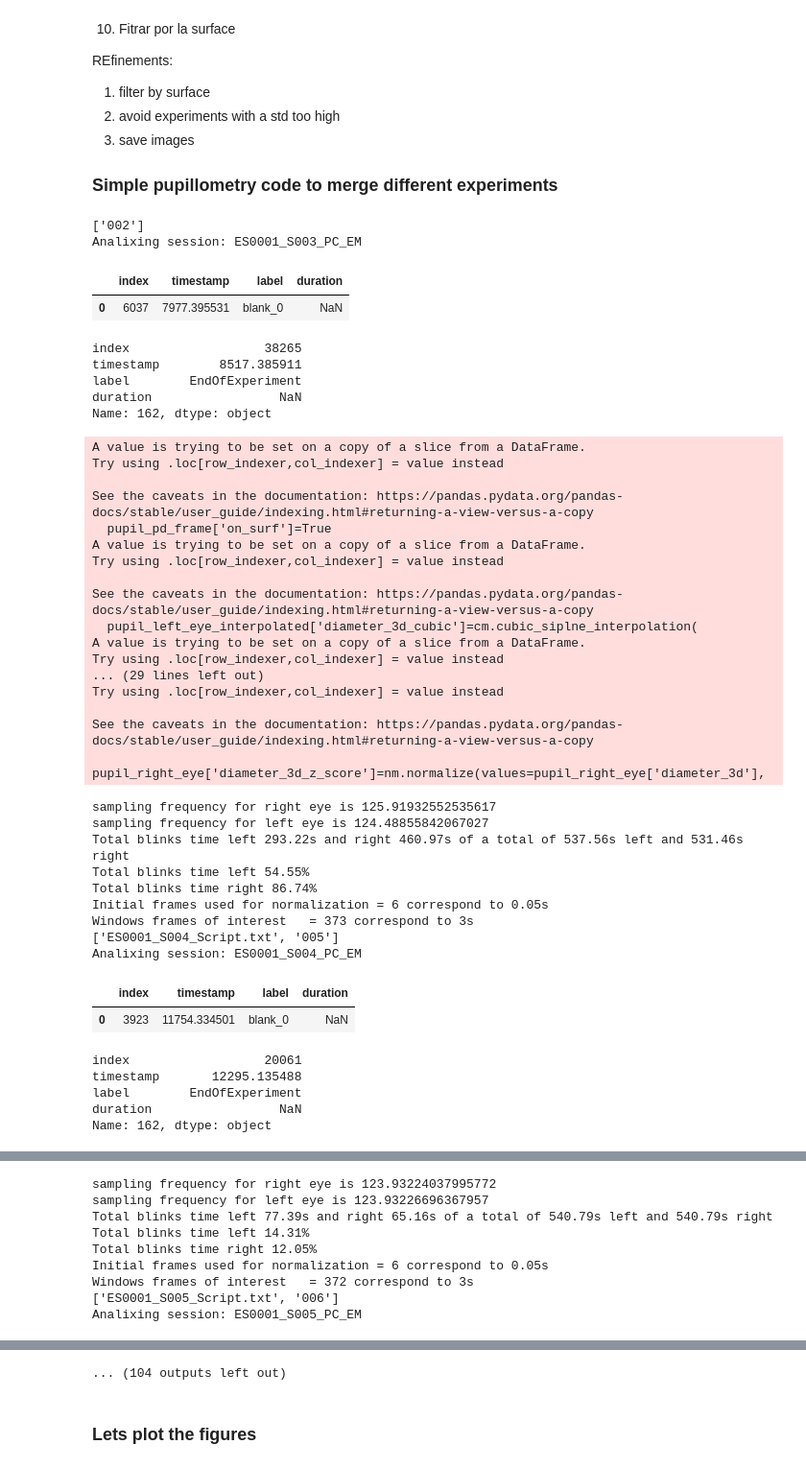
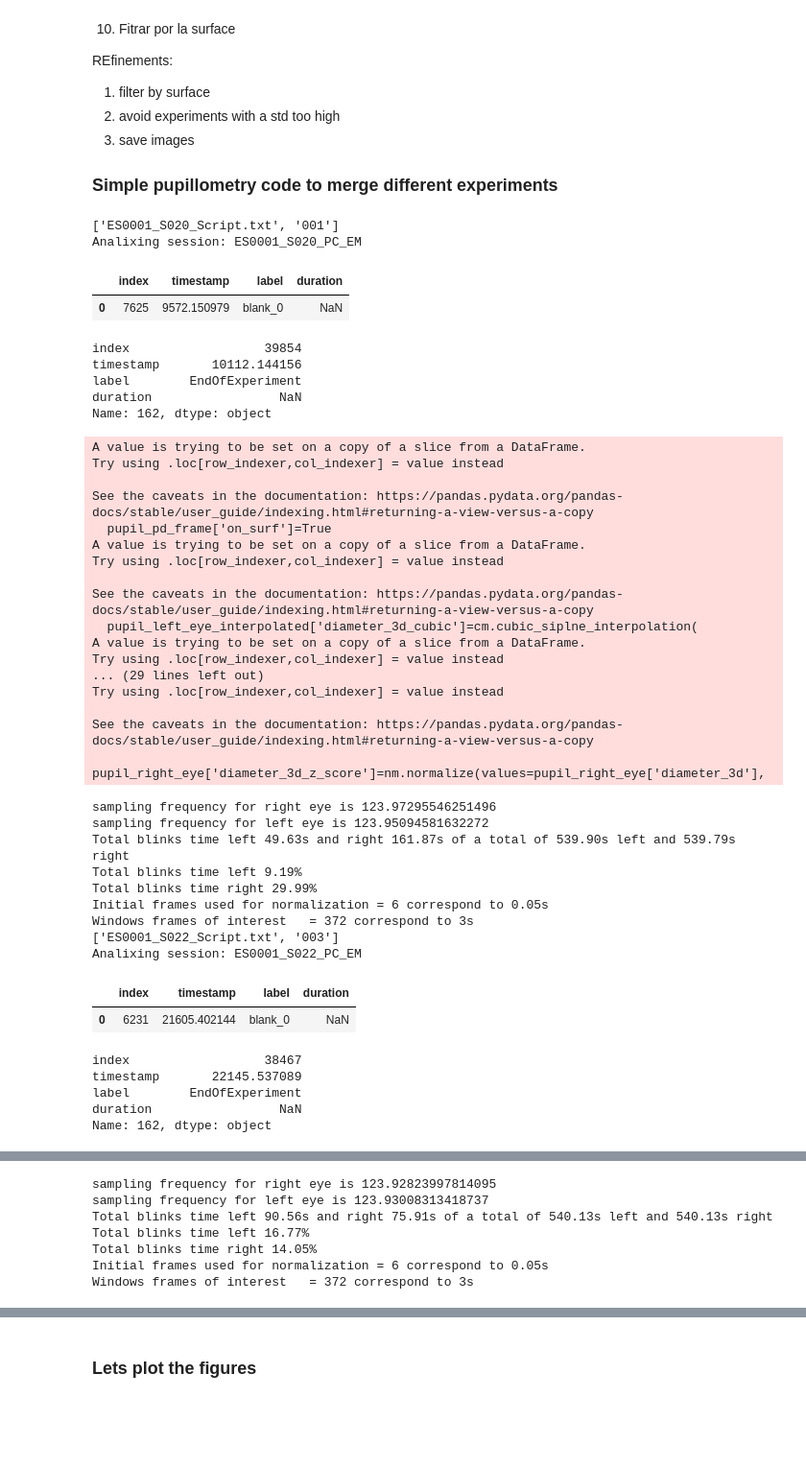
Before and after one commit to Rockyneuron/pupil_labs_analysis, a Jupyter notebook: analysis/pupillometry/pupillometry_analysis_6_merging_exp.ipynb, the cells around one changed output, grey strips where cells are left out. Shown at 96% size. Cells and saved outputs as stored; diff of their text form; code cells hidden in the pictures; blank space fills up the shorter version.

```diff
--- a/analysis/pupillometry/pupillometry_analysis_6_merging_exp.ipynb
+++ b/analysis/pupillometry/pupillometry_analysis_6_merging_exp.ipynb
@@ -30,12 +30,12 @@ import sys
 sys.path.append('../')
 import commons as cm
 from data_curation import Normalization
-from pandasql import sqldf
+# from pandasql import sqldf
 import pupillometry_commons as cp
 from itertools import compress
 nm=Normalization()
 
-session_location = Path(r"D:/")
+session_location = Path(r"D:/sessions")
 sessions=[]
 df_list=[]
 windows_s=3
@@ -60,38 +60,38 @@ for subject, recording_location in zip(sessions,session_loc_list):
         ValueError('Ambiguty in folder of experiment')
     recording_location=recording_location.joinpath(recording_folder[0],'exports')
     recording_location_raw=recording_location.joinpath(recording_folder[0],'exports')
     export_folder=[record for record in os.listdir(recording_location)  if '00' in record]
     if len(export_folder)>1:
         ValueError('Ambiguty in folder of exports')
     recording_location=recording_location.joinpath(export_folder[0])
 
     gaze_surf_csv=[record for record in os.listdir(recording_location.joinpath('surfaces'))  if 'gaze_positions' in record][0]
 
     print(f'Analixing session: {subject}')
 
     exported_pupil_csv = recording_location.joinpath('pupil_positions.csv')
     pupil_pd_frame = pd.read_csv(exported_pupil_csv)
     exported_gaze_csv = os.path.join(recording_location,'gaze_positions.csv')
     gaze_pd_frame = pd.read_csv(exported_gaze_csv)
     annotations_csv = os.path.join(recording_location,'annotations.csv')
     annotations_pd = pd.read_csv(annotations_csv)
     surface_gaze_csv = os.path.join(recording_location, 'surfaces',gaze_surf_csv)
     surfaces_pd_frame = pd.read_csv(surface_gaze_csv)
 
     #Execute analysis
     df=cp.calculate_pupillometry(pupil_pd_frame,annotations_pd,recording_location,
                                  window_s=windows_s,
                                  seconds_norm=seconds_norm,
                                  signal_str='diameter_3d_cubic_z_score')
     df['session']=subject
     df_list.append(df)
 # %% [output]
-['002']
-Analixing session: ES0001_S003_PC_EM
+['ES0001_S020_Script.txt', '001']
+Analixing session: ES0001_S020_PC_EM
 |  | index | timestamp | label | duration |
-| 0 | 6037 | 7977.395531 | blank_0 | NaN |
+| 0 | 7625 | 9572.150979 | blank_0 | NaN |
-index                  38265
-timestamp        8517.385911
+index                  39854
+timestamp       10112.144156
 label        EndOfExperiment
 duration                 NaN
 Name: 162, dtype: object
@@ -112,19 +112,19 @@ Try using .loc[row_indexer,col_indexer] = value instead
 
 See the caveats in the documentation: https://pandas.pydata.org/pandas-docs/stable/user_guide/indexing.html#returning-a-view-versus-a-copy
   pupil_right_eye['diameter_3d_z_score']=nm.normalize(values=pupil_right_eye['diameter_3d'],
-sampling frequency for right eye is 125.91932552535617
-sampling frequency for left eye is 124.48855842067027
-Total blinks time left 293.22s and right 460.97s of a total of 537.56s left and 531.46s right
-Total blinks time left 54.55%
-Total blinks time right 86.74%
+sampling frequency for right eye is 123.97295546251496
+sampling frequency for left eye is 123.95094581632272
+Total blinks time left 49.63s and right 161.87s of a total of 539.90s left and 539.79s right
+Total blinks time left 9.19%
+Total blinks time right 29.99%
 Initial frames used for normalization = 6 correspond to 0.05s
-Windows frames of interest   = 373 correspond to 3s
-['ES0001_S004_Script.txt', '005']
-Analixing session: ES0001_S004_PC_EM
+Windows frames of interest   = 372 correspond to 3s
+['ES0001_S022_Script.txt', '003']
+Analixing session: ES0001_S022_PC_EM
 |  | index | timestamp | label | duration |
-| 0 | 3923 | 11754.334501 | blank_0 | NaN |
+| 0 | 6231 | 21605.402144 | blank_0 | NaN |
-index                  20061
-timestamp       12295.135488
+index                  38467
+timestamp       22145.537089
 label        EndOfExperiment
 duration                 NaN
 Name: 162, dtype: object
@@ -148,9 +136,7 @@ See the caveats in the documentation: https://pandas.pydata.org/pandas-docs/stab
-sampling frequency for right eye is 123.93224037995772
-sampling frequency for left eye is 123.93226696367957
-Total blinks time left 77.39s and right 65.16s of a total of 540.79s left and 540.79s right
-Total blinks time left 14.31%
-Total blinks time right 12.05%
+sampling frequency for right eye is 123.92823997814095
+sampling frequency for left eye is 123.93008313418737
+Total blinks time left 90.56s and right 75.91s of a total of 540.13s left and 540.13s right
+Total blinks time left 16.77%
+Total blinks time right 14.05%
 Initial frames used for normalization = 6 correspond to 0.05s
 Windows frames of interest   = 372 correspond to 3s
-['ES0001_S005_Script.txt', '006']
-Analixing session: ES0001_S005_PC_EM
@@ -184,4 +160,3 @@ See the caveats in the documentation: https://pandas.pydata.org/pandas-docs/stab
-... (104 outputs left out)
 # %% [markdown]
 ### Lets plot the figures
 # %%
```
Also changed, not shown: parts of 3 cells of this notebook, 5 other files.
